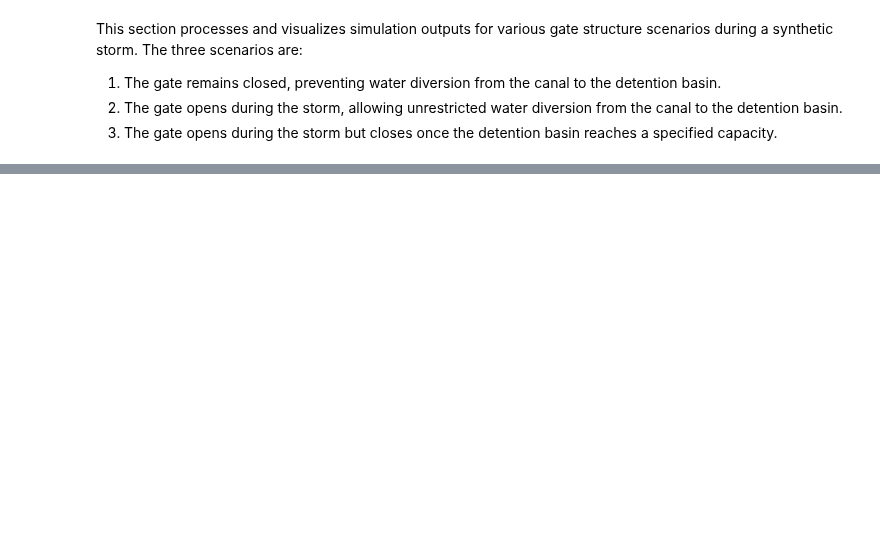
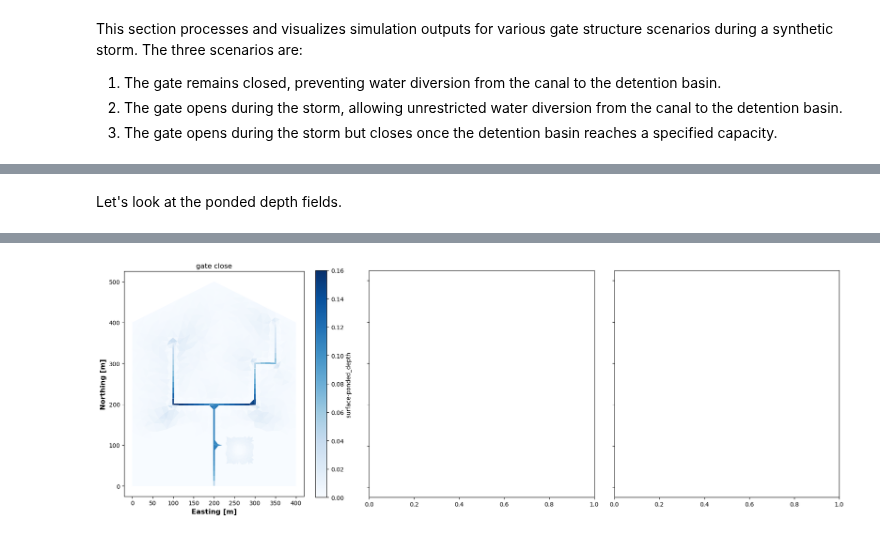
Before and after one commit to amanzi/ats-short-course, a Jupyter notebook: 07_managed_systems/post_processing.ipynb, the cells around one changed output, grey strips where cells are left out. Saved outputs shown, nothing was run; the diff lists cells and outputs as text; code cells hidden in the pictures; blank space fills up the shorter version.

Commit message:
including PD field vis

```diff
--- a/07_managed_systems/post_processing.ipynb
+++ b/07_managed_systems/post_processing.ipynb
@@ -17,14 +19,14 @@ The flowrate is tracked at the outlet of the watershed.
 # %%
 # Define file paths for different gate structure simulation scenarios
 dirnames=dict()
-dirnames['gate close'] = 'run_gate_close/water_balance.csv'
-# dirnames['gate open'] = 'run_gate_open/water_balance.csv'
-# dirnames['gate open - stage limit'] = 'run_gate_open_stage_limit/water_balance.csv'
+dirnames['gate close'] = 'run_gate_close/'
+# dirnames['gate open'] = 'run_gate_open/'
+# dirnames['gate open - stage limit'] = 'run_gate_open_stage_limit/'
 
 # Load simulation data from CSV files for each scenario
 df = dict()
 for key, dir in dirnames.items():
-    df[key] = pd.read_csv(dir, comment='#')
+    df[key] = pd.read_csv(dir+'water_balance.csv', comment='#')
 # %%
 # Calculate average ground elevations for gate intake and detention pond areas
 # These elevations are derived from the difference between stage and ponded depth
@@ -128,0 +133,24 @@ plt.tight_layout()
+# %% [markdown]
+Let's look at the ponded depth fields.
+# %%
+fig, axs = plt.subplots(1, 3, figsize=(18, 6), sharey=True)
+
+for ax, (title, path) in zip(axs, dirnames.items()):
+    ax.set_title(title, fontsize=14, fontweight='bold')
+    ax.set_xlabel('Time [hr]', fontsize=12, fontweight='bold')
+    ax.set_ylabel('Gate Flow [m³/s]', fontsize=12, fontweight='bold')
+
+    if path in dirnames.values():
+        vis_surface = ats_xdmf.VisFile(path, domain='surface', mixed_element=True)
+        pv.plot_surface_data(vis_surface, var_name="surface-ponded_depth",
+                                    time_slice=16, mixed_element=True, ax=ax, cmap='Blues', vmin=0, vmax=0.16)
+    else:
+        ax.text(0.5, 0.5, 'No data available',
+                transform=ax.transAxes, ha='center', va='center',
+                fontsize=12, style='italic', color='k')
+
+    ax.set_title(title)
+
+plt.tight_layout()
+plt.show()
+# %% [output]
@@ -128,0 +158 @@ plt.tight_layout()
+[figure, added]
```
Also changed, not shown: parts of 3 cells of this notebook.
